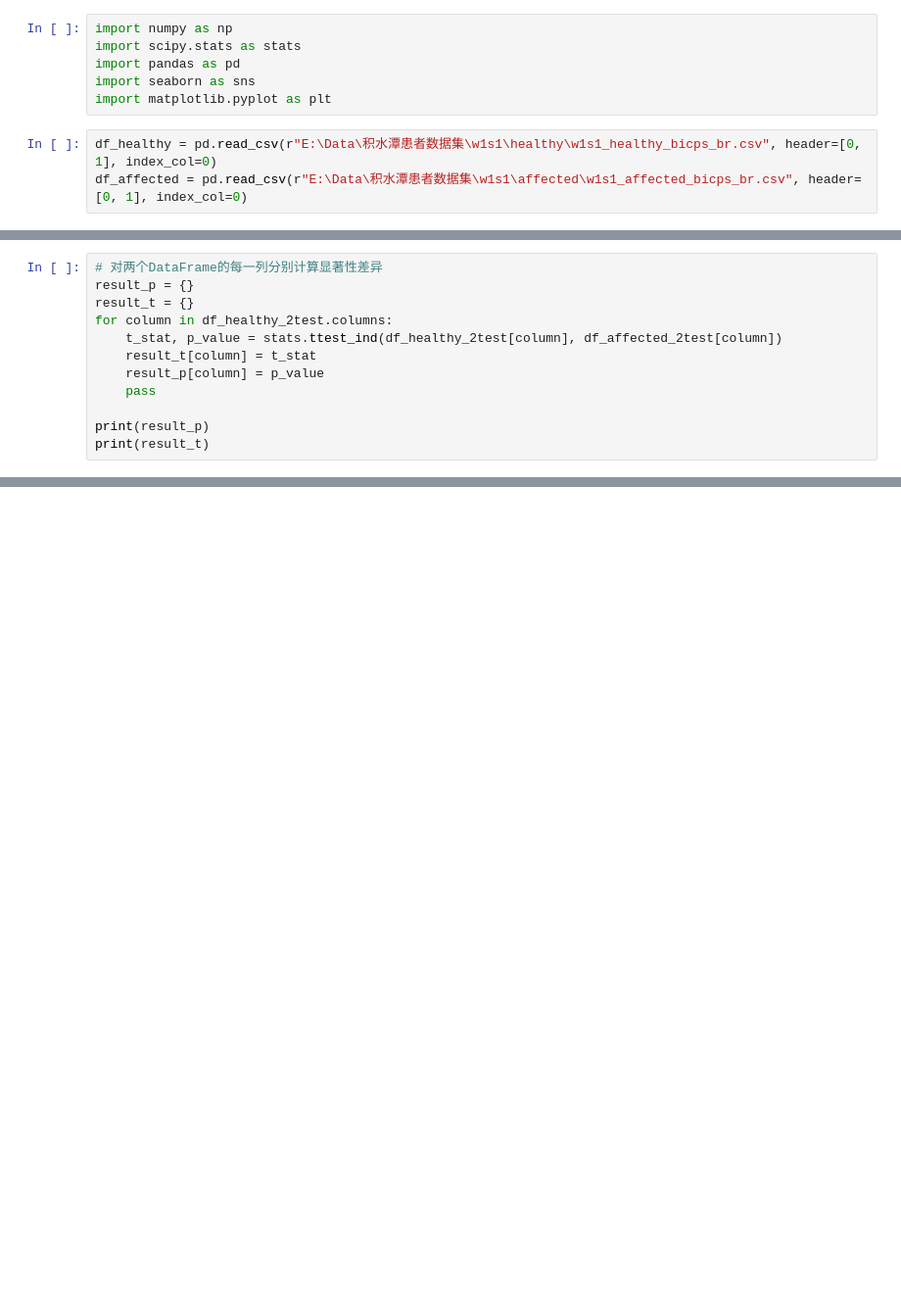
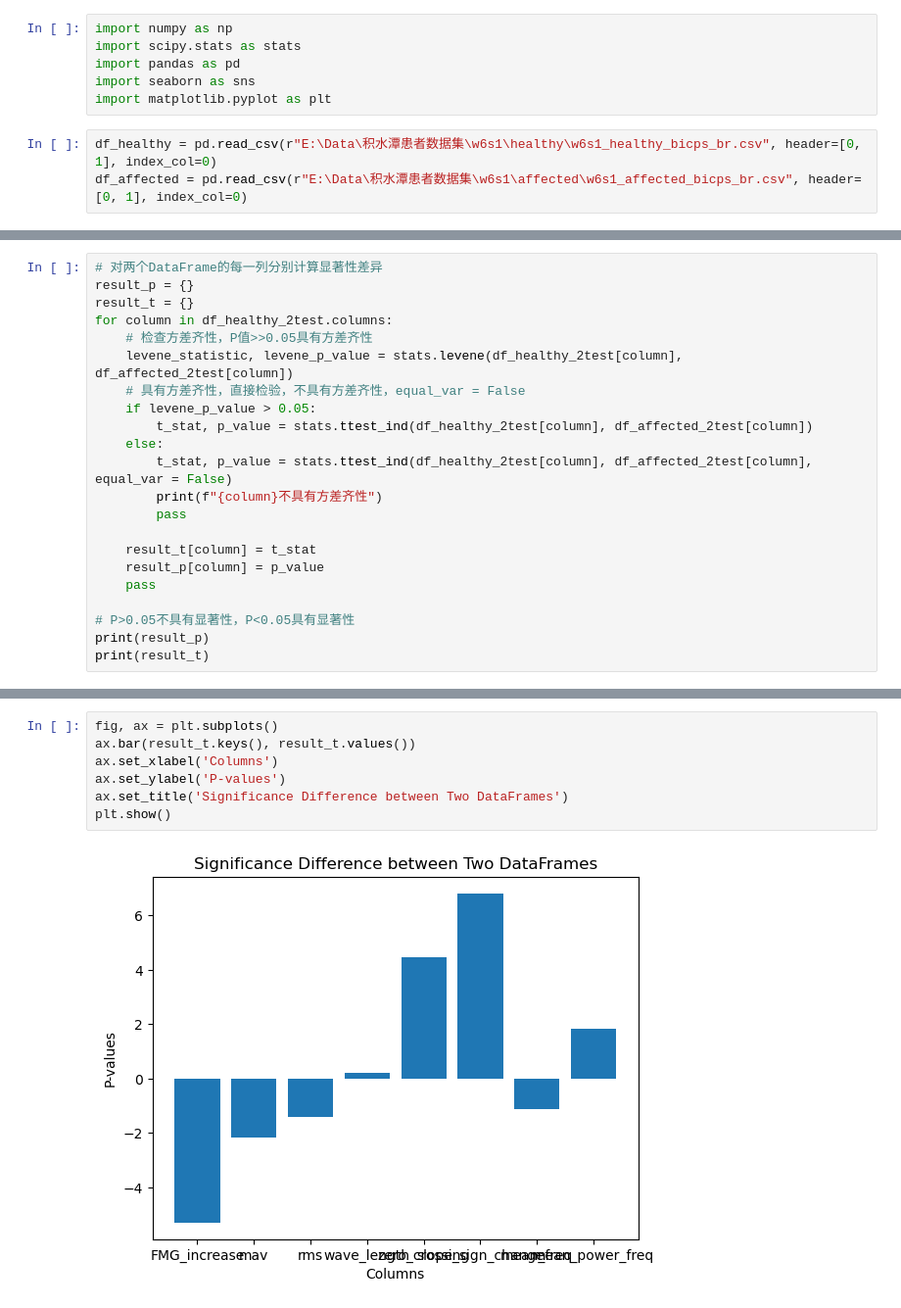
Before and after one commit to WynminMark/FMG-sEMG-processing, a Jupyter notebook: statistics_sig_diff.ipynb, the cells around one changed output, grey strips where cells are left out. Shown at 98% size. Saved outputs shown, nothing was run; the diff lists cells and outputs as text; blank space fills up the shorter version.

```diff
--- a/statistics_sig_diff.ipynb
+++ b/statistics_sig_diff.ipynb
@@ -5,8 +5,8 @@ import pandas as pd
 import seaborn as sns
 import matplotlib.pyplot as plt
 # %%
-df_healthy = pd.read_csv(r"E:\Data\积水潭患者数据集\w1s1\healthy\w1s1_healthy_bicps_br.csv", header=[0, 1], index_col=0)
-df_affected = pd.read_csv(r"E:\Data\积水潭患者数据集\w1s1\affected\w1s1_affected_bicps_br.csv", header=[0, 1], index_col=0)
+df_healthy = pd.read_csv(r"E:\Data\积水潭患者数据集\w6s1\healthy\w6s1_healthy_bicps_br.csv", header=[0, 1], index_col=0)
+df_affected = pd.read_csv(r"E:\Data\积水潭患者数据集\w6s1\affected\w6s1_affected_bicps_br.csv", header=[0, 1], index_col=0)
 # %%
 # 提取特定的一块肌肉
 df_healthy_oneCH = df_healthy['agonist_ch1'][['label(kg)', 'FMG_increase', 'mav', 'rms', 'wave_length', 'zero_crossing', 'slope_sign_change', 'mean_freq', 'mean_power_freq']]
@@ -36,11 +23,21 @@ df_healthy_2test.head
 result_p = {}
 result_t = {}
 for column in df_healthy_2test.columns:
-    t_stat, p_value = stats.ttest_ind(df_healthy_2test[column], df_affected_2test[column])
+    # 检查方差齐性，P值>>0.05具有方差齐性
+    levene_statistic, levene_p_value = stats.levene(df_healthy_2test[column], df_affected_2test[column])
+    # 具有方差齐性，直接检验，不具有方差齐性，equal_var = False
+    if levene_p_value > 0.05:
+        t_stat, p_value = stats.ttest_ind(df_healthy_2test[column], df_affected_2test[column])
+    else:
+        t_stat, p_value = stats.ttest_ind(df_healthy_2test[column], df_affected_2test[column], equal_var = False)
+        print(f"{column}不具有方差齐性")
+        pass
+
     result_t[column] = t_stat
     result_p[column] = p_value
     pass
 
+# P>0.05不具有显著性，P<0.05具有显著性
 print(result_p)
 print(result_t)
 # %% [output]
@@ -55,0 +56,9 @@ plt.show()
+# %%
+fig, ax = plt.subplots()
+ax.bar(result_t.keys(), result_t.values())
+ax.set_xlabel('Columns')
+ax.set_ylabel('P-values')
+ax.set_title('Significance Difference between Two DataFrames')
+plt.show()
+# %% [output]
+[figure, added]
```
Also changed, not shown: parts of 4 cells of this notebook, 4 other files.
